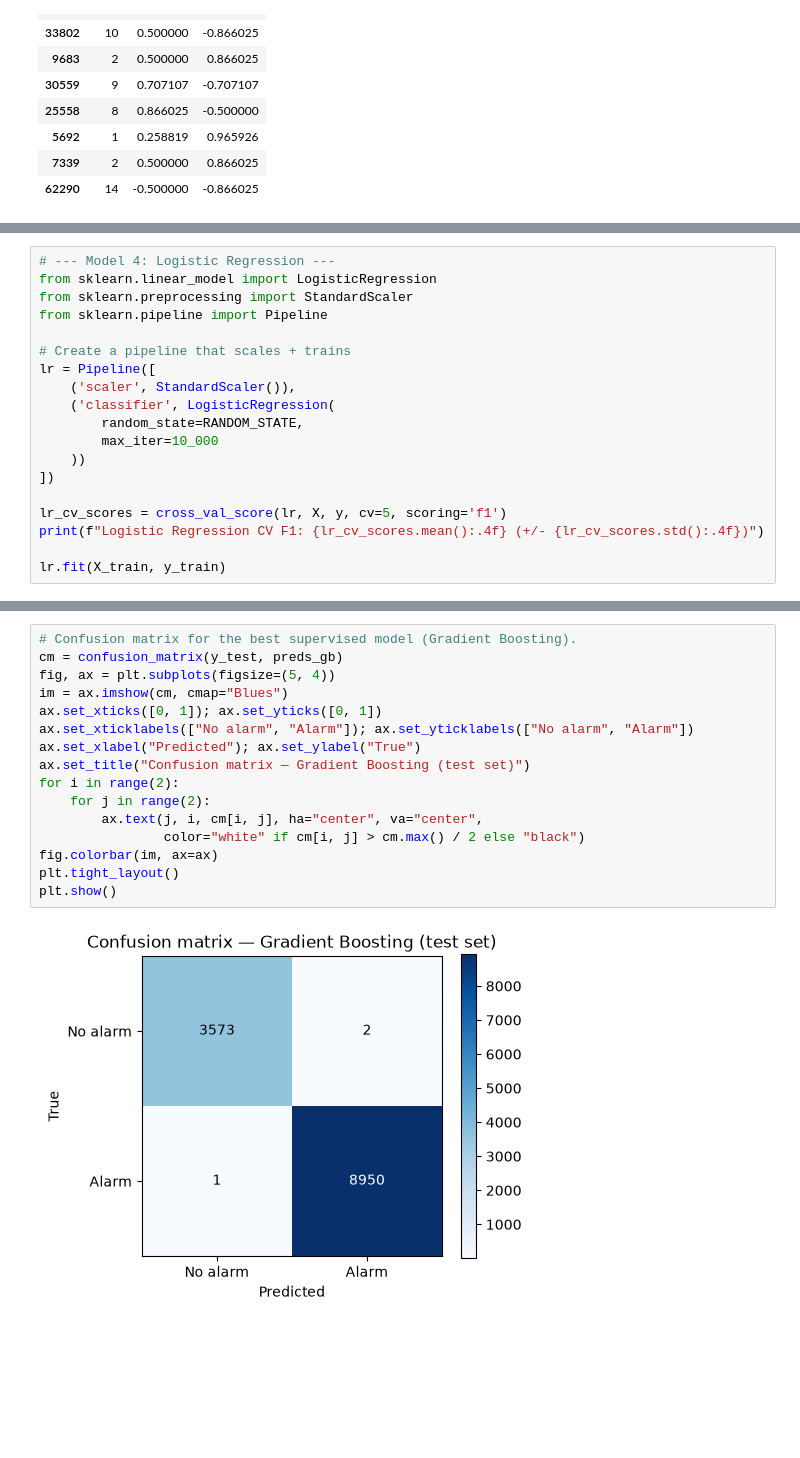
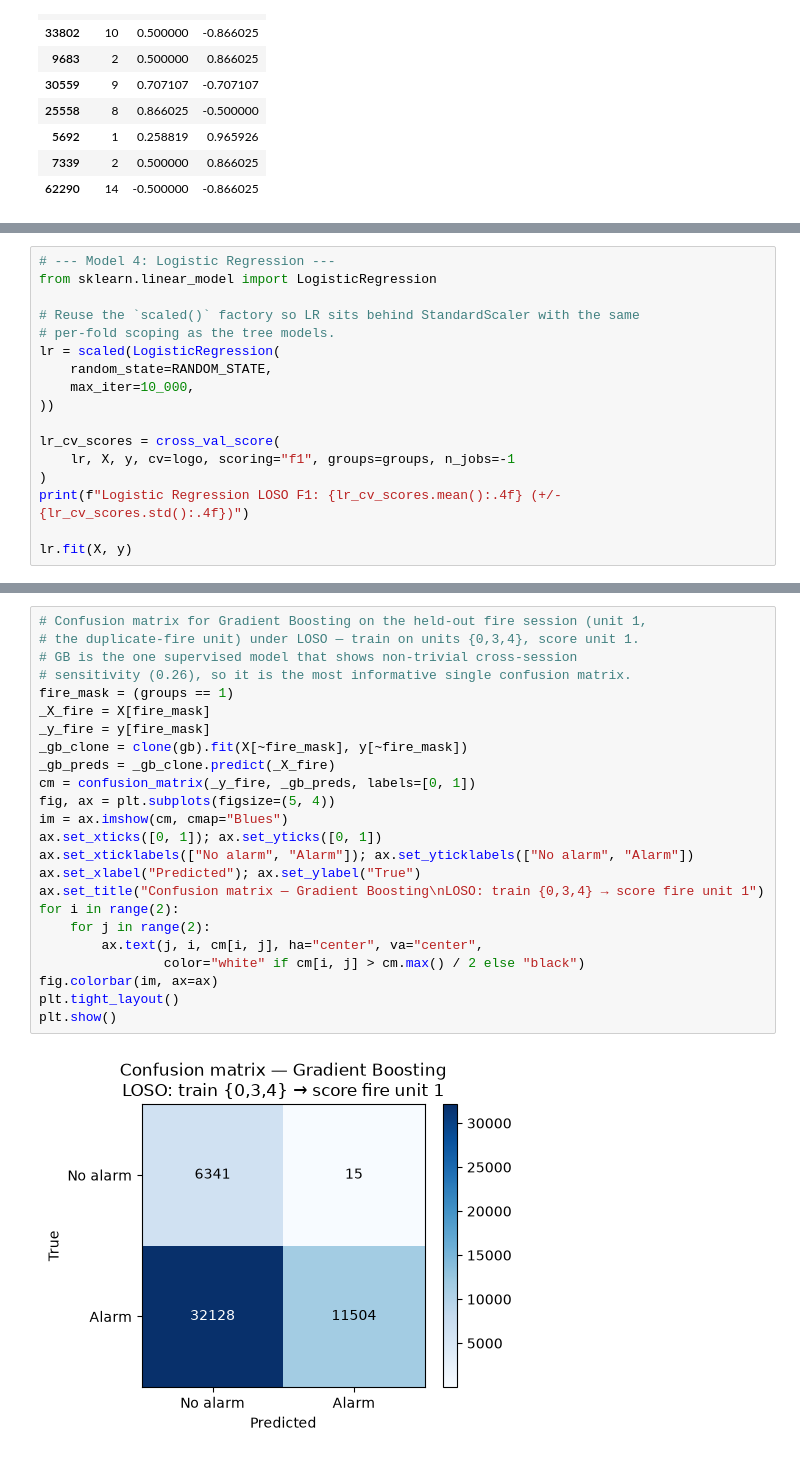
Before and after one commit to Soliman2020/master_capstone_03, a Jupyter notebook: notebooks/modeling.ipynb, the cells around one changed output, grey strips where cells are left out. Drawn from its saved outputs; the diff is of its cells as text; blank space fills up the shorter version.

Commit message:
switched to leak-free Leave-One-Session-Out CV, notebook runs clean, honest scores captured.

```diff
--- a/notebooks/modeling.ipynb
+++ b/notebooks/modeling.ipynb
@@ -344,20 +432,18 @@ GradientBoostingClassifier(random_state=42)
 # %%
 # --- Model 4: Logistic Regression ---
 from sklearn.linear_model import LogisticRegression
-from sklearn.preprocessing import StandardScaler
-from sklearn.pipeline import Pipeline
 
-# Create a pipeline that scales + trains
-lr = Pipeline([
-    ('scaler', StandardScaler()),
-    ('classifier', LogisticRegression(
-        random_state=RANDOM_STATE,
-        max_iter=10_000
-    ))
-])
+# Reuse the `scaled()` factory so LR sits behind StandardScaler with the same
+# per-fold scoping as the tree models.
+lr = scaled(LogisticRegression(
+    random_state=RANDOM_STATE,
+    max_iter=10_000,
+))
 
-lr_cv_scores = cross_val_score(lr, X, y, cv=5, scoring='f1')
-print(f"Logistic Regression CV F1: {lr_cv_scores.mean():.4f} (+/- {lr_cv_scores.std():.4f})")
+lr_cv_scores = cross_val_score(
+    lr, X, y, cv=logo, scoring="f1", groups=groups, n_jobs=-1
+)
+print(f"Logistic Regression LOSO F1: {lr_cv_scores.mean():.4f} (+/- {lr_cv_scores.std():.4f})")
 
-lr.fit(X_train, y_train)
+lr.fit(X, y)
 # %% [output]
@@ -456,19 +629,27 @@ results_df
 # %%
-# Confusion matrix for the best supervised model (Gradient Boosting).
-cm = confusion_matrix(y_test, preds_gb)
+# Confusion matrix for Gradient Boosting on the held-out fire session (unit 1,
+# the duplicate-fire unit) under LOSO — train on units {0,3,4}, score unit 1.
+# GB is the one supervised model that shows non-trivial cross-session
+# sensitivity (0.26), so it is the most informative single confusion matrix.
+fire_mask = (groups == 1)
+_X_fire = X[fire_mask]
+_y_fire = y[fire_mask]
+_gb_clone = clone(gb).fit(X[~fire_mask], y[~fire_mask])
+_gb_preds = _gb_clone.predict(_X_fire)
+cm = confusion_matrix(_y_fire, _gb_preds, labels=[0, 1])
 fig, ax = plt.subplots(figsize=(5, 4))
 im = ax.imshow(cm, cmap="Blues")
 ax.set_xticks([0, 1]); ax.set_yticks([0, 1])
 ax.set_xticklabels(["No alarm", "Alarm"]); ax.set_yticklabels(["No alarm", "Alarm"])
 ax.set_xlabel("Predicted"); ax.set_ylabel("True")
-ax.set_title("Confusion matrix — Gradient Boosting (test set)")
+ax.set_title("Confusion matrix — Gradient Boosting\nLOSO: train {0,3,4} → score fire unit 1")
 for i in range(2):
     for j in range(2):
         ax.text(j, i, cm[i, j], ha="center", va="center",
                 color="white" if cm[i, j] > cm.max() / 2 else "black")
 fig.colorbar(im, ax=ax)
 plt.tight_layout()
 plt.show()
 # %% [output]
-[figure, old version]
+[figure, new version]
 # %%
```
Also changed, not shown: parts of 15 cells of this notebook.
